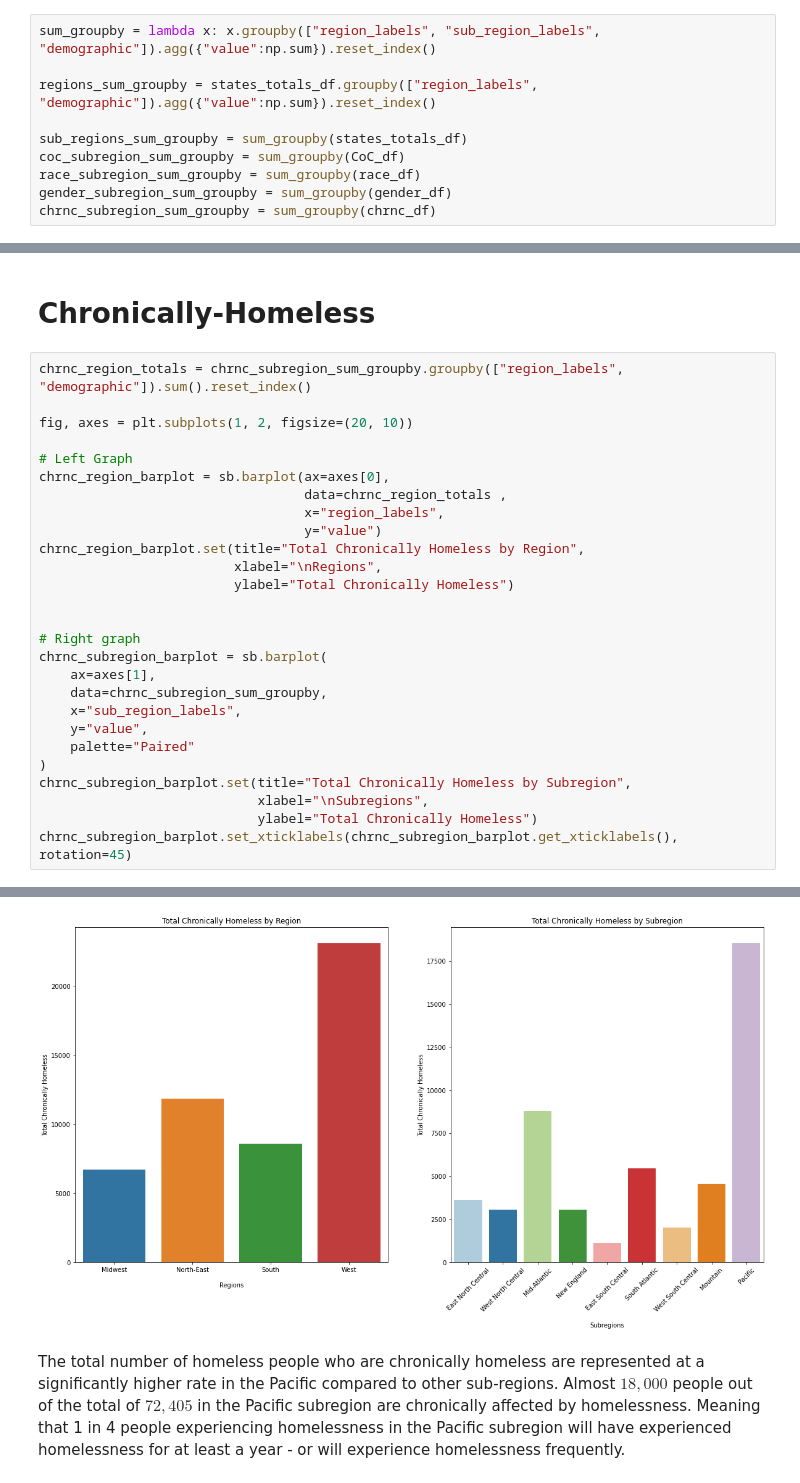
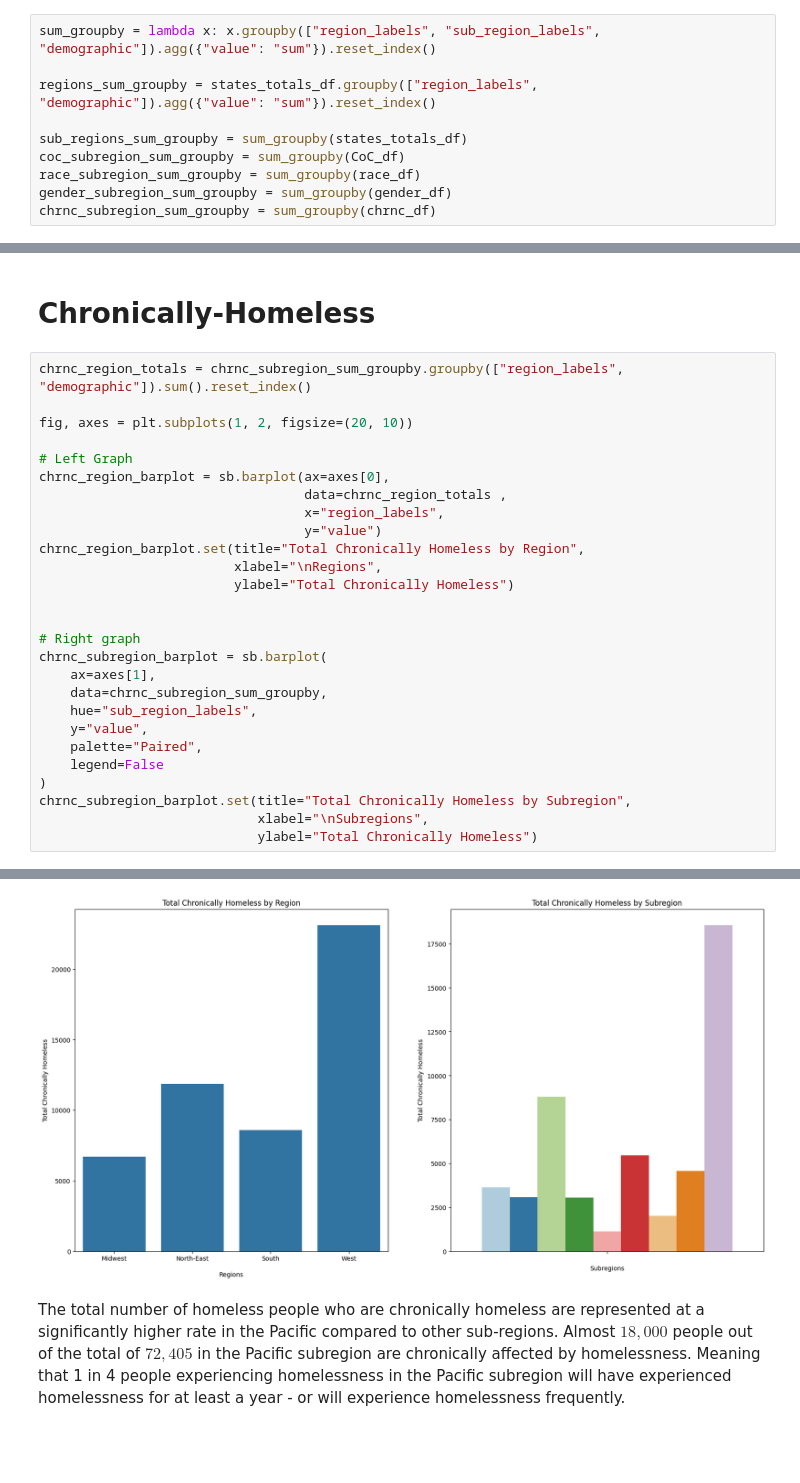
Before and after one commit to marisol-yake/US-Census-HUD-EDA, a Jupyter notebook: INFO 2201 Final Project_1.ipynb, the cells around one changed output, grey strips where cells are left out. Drawn from its saved outputs; the diff is of its cells as text; blank space fills up the shorter version.

```diff
--- a/INFO 2201 Final Project_1.ipynb
+++ b/INFO 2201 Final Project_1.ipynb
@@ -463,9 +465,9 @@ race_df = category_totals[category_totals["demographic_category"] == "race"].cop
 gender_df = category_totals[category_totals["demographic_category"] == "gender"].copy()
 chrnc_df = category_totals[category_totals["demographic_category"] == "chronically-homeless"].copy()
 # %%
-sum_groupby = lambda x: x.groupby(["region_labels", "sub_region_labels", "demographic"]).agg({"value":np.sum}).reset_index()
+sum_groupby = lambda x: x.groupby(["region_labels", "sub_region_labels", "demographic"]).agg({"value": "sum"}).reset_index()
 
-regions_sum_groupby = states_totals_df.groupby(["region_labels", "demographic"]).agg({"value":np.sum}).reset_index()
+regions_sum_groupby = states_totals_df.groupby(["region_labels", "demographic"]).agg({"value": "sum"}).reset_index()
 
 sub_regions_sum_groupby = sum_groupby(states_totals_df)
 coc_subregion_sum_groupby = sum_groupby(CoC_df)
@@ -726,12 +708,12 @@ chrnc_region_barplot.set(title="Total Chronically Homeless by Region",
 chrnc_subregion_barplot = sb.barplot(
     ax=axes[1],
     data=chrnc_subregion_sum_groupby,
-    x="sub_region_labels",
+    hue="sub_region_labels",
     y="value",
-    palette="Paired"
+    palette="Paired",
+    legend=False
 )
 chrnc_subregion_barplot.set(title="Total Chronically Homeless by Subregion",
                             xlabel="\nSubregions",
                             ylabel="Total Chronically Homeless")
-chrnc_subregion_barplot.set_xticklabels(chrnc_subregion_barplot.get_xticklabels(), rotation=45)
 # %% [output]
@@ -747,4 +723,4 @@ chrnc_subregion_barplot.set_xticklabels(chrnc_subregion_barplot.get_xticklabels(
-[figure, old version]
+[figure, new version]
 # %% [markdown]
 The total number of homeless people who are chronically homeless are represented at a significantly higher rate in the Pacific compared to other sub-regions. Almost $18,000$ people out of the total of $72,405$ in the Pacific subregion are chronically affected by homelessness. Meaning that 1 in 4 people experiencing homelessness in the Pacific subregion will have experienced homelessness for at least a year - or will experience homelessness frequently.
 # %%
```
Also changed, not shown: parts of 13 cells of this notebook, 8 other files.
